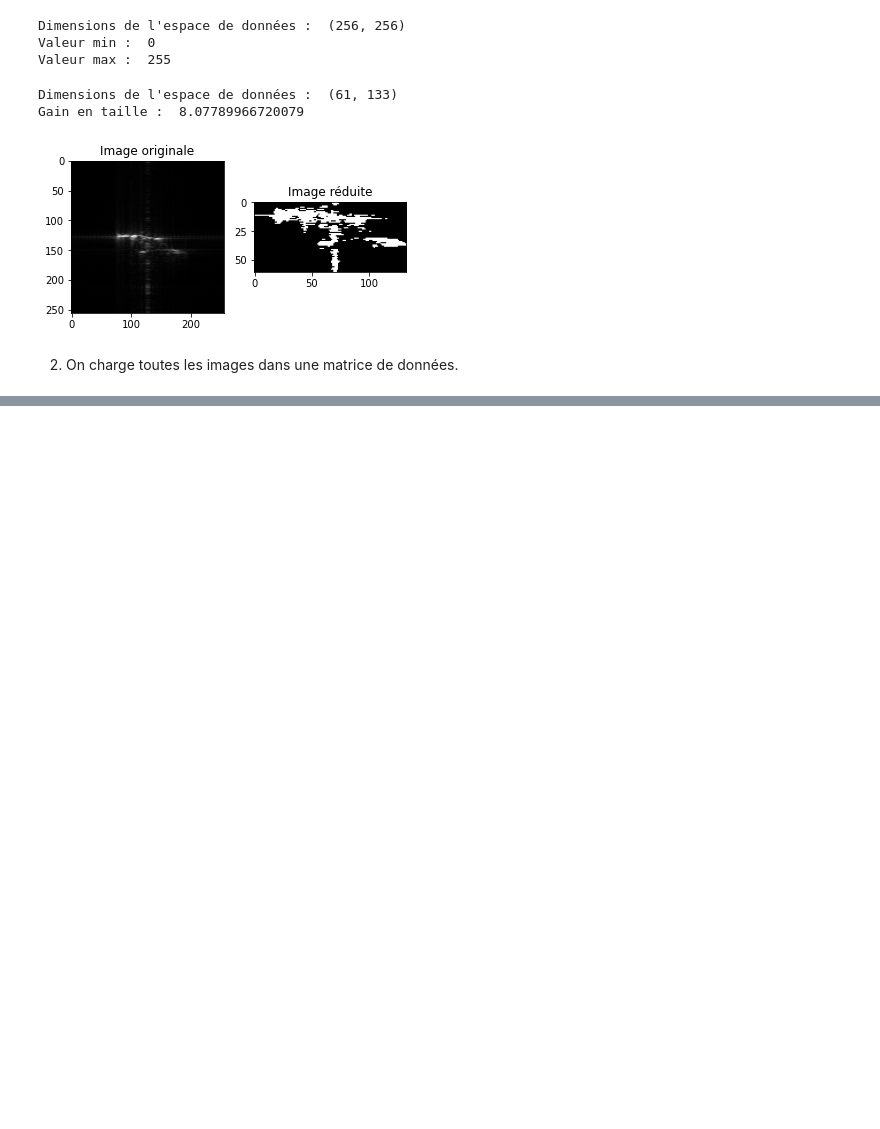
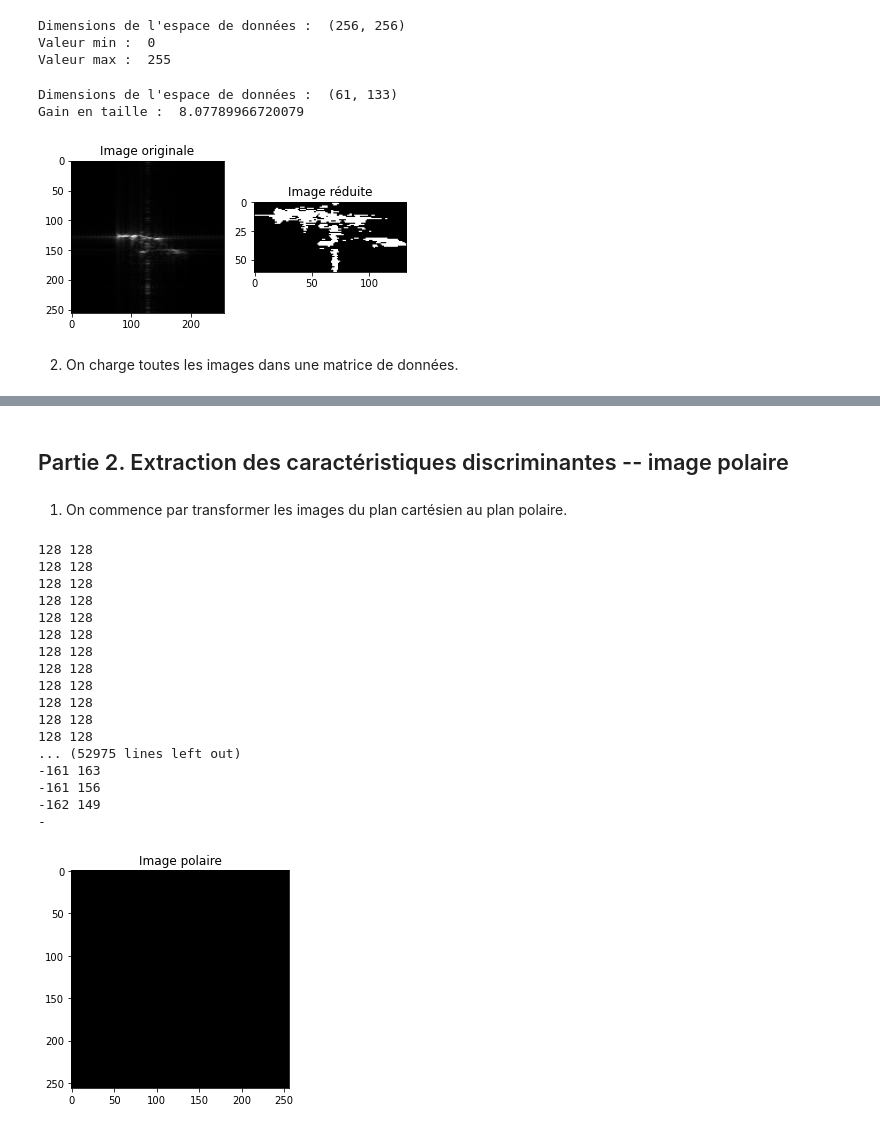
Before and after one commit to thomas40510/MLMythe, a Jupyter notebook: BE-noté/BE noté PRV.ipynb, the cells around one changed output, grey strips where cells are left out. Saved outputs shown, nothing was run; the diff lists cells and outputs as text; code cells hidden in the pictures; blank space fills up the shorter version.

```diff
--- a/BE-noté/BE noté PRV.ipynb
+++ b/BE-noté/BE noté PRV.ipynb
@@ -80,12 +92,13 @@ Gain en taille :  8.07789966720079
 # on charge toutes les images dans une matrice de données
 
 # on crée une matrice de données vide
-data = np.zeros((len(files), img_crop.size))
+data = np.zeros((len(files), img.shape[0], img.shape[1]), dtype=np.uint8)
 
 # on charge les images
 for i, f in enumerate(files):
     img = Image.open('images_ISAR/'+f)
     img = np.array(img)
+    data[i] = img
 
 print("Dimensions de la matrice de données : ", data.shape)
 
@@ -97,0 +134,56 @@ Dimensions du vecteur de labels :  (810,)
+# %% [markdown]
+## Partie 2. Extraction des caractéristiques discriminantes -- image polaire
+# %% [markdown]
+1. On commence par transformer les images du plan cartésien au plan polaire.
+# %%
+def polaire():
+    for img in data:
+        theta_min = -np.pi
+        theta_max = np.pi
+        r_min = 0
+        r_max = np.sqrt(img.shape[0]**2 + img.shape[1]**2)
+
+        dtheta = (theta_max - theta_min) / img.shape[1]
+        dr = (r_max - r_min) / img.shape[0]
+        x0 = img.shape[0] // 2
+        y0 = img.shape[1] // 2
+
+        Dr = r_max - r_min
+        Dtheta = theta_max - theta_min
+
+        img_polaire = np.zeros((int(Dr / dr), int(Dtheta / dtheta)), dtype=np.uint8)
+
+        for m in range(img.shape[0]):
+            for n in range(img.shape[1]):
+                r = r_min + m * dr
+                theta = theta_min + n * dtheta
+                x = int(r * np.cos(theta) + x0)
+                y = int(r * np.sin(theta) + y0)
+                print(x, y)
+                #img_polaire[m, n] = img[x, y]
+
+        return img_polaire
+# %%
+img_polaire = polaire()
+plt.imshow(img_polaire, cmap='gray')
+plt.title("Image polaire")
+plt.show()
+# %% [output]
+128 128
+128 128
+128 128
+128 128
+128 128
+128 128
+128 128
+128 128
+128 128
+128 128
+128 128
+128 128
+... (52975 lines left out)
+-161 163
+-161 156
+-162 149
+-
+[figure, added]
```
Also changed, not shown: parts of 3 cells of this notebook.
